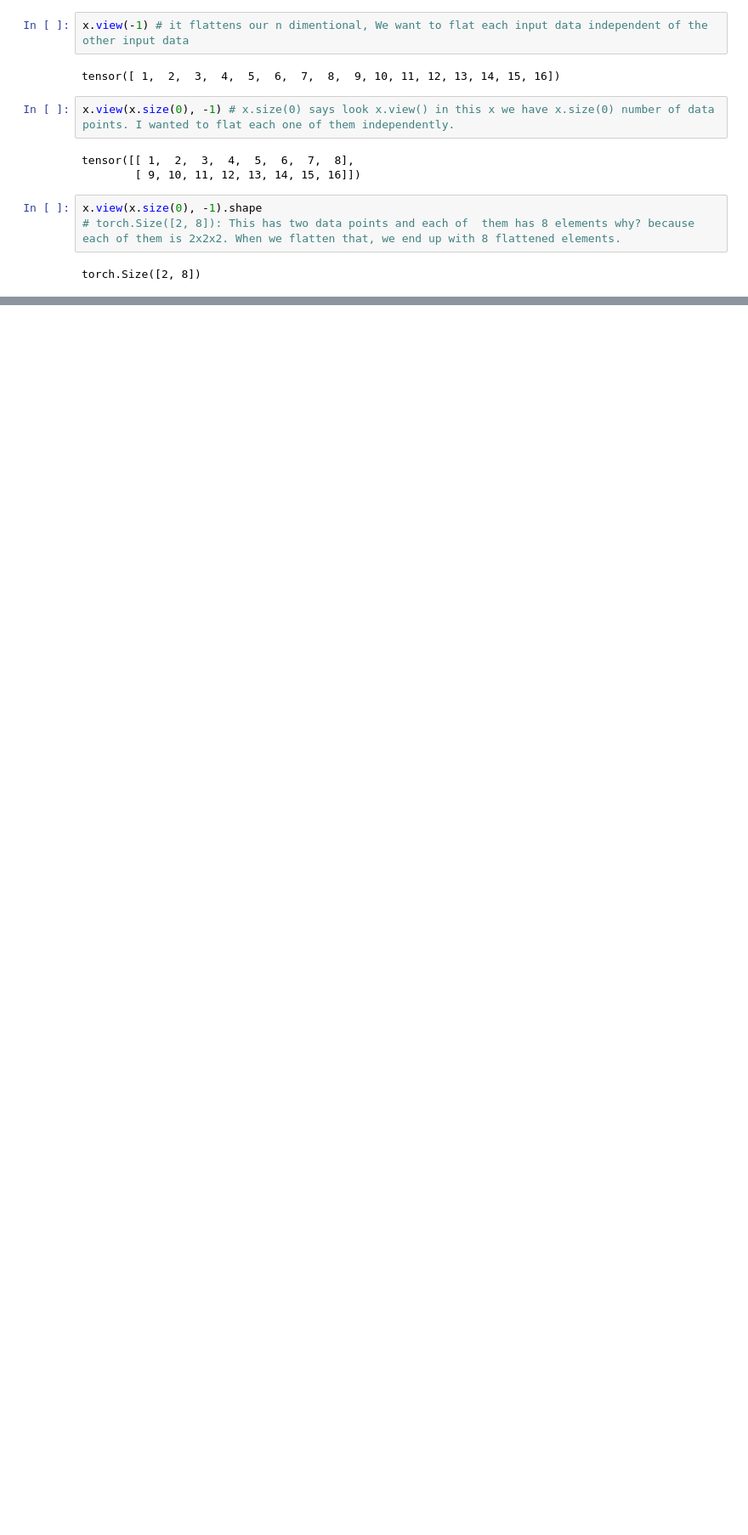
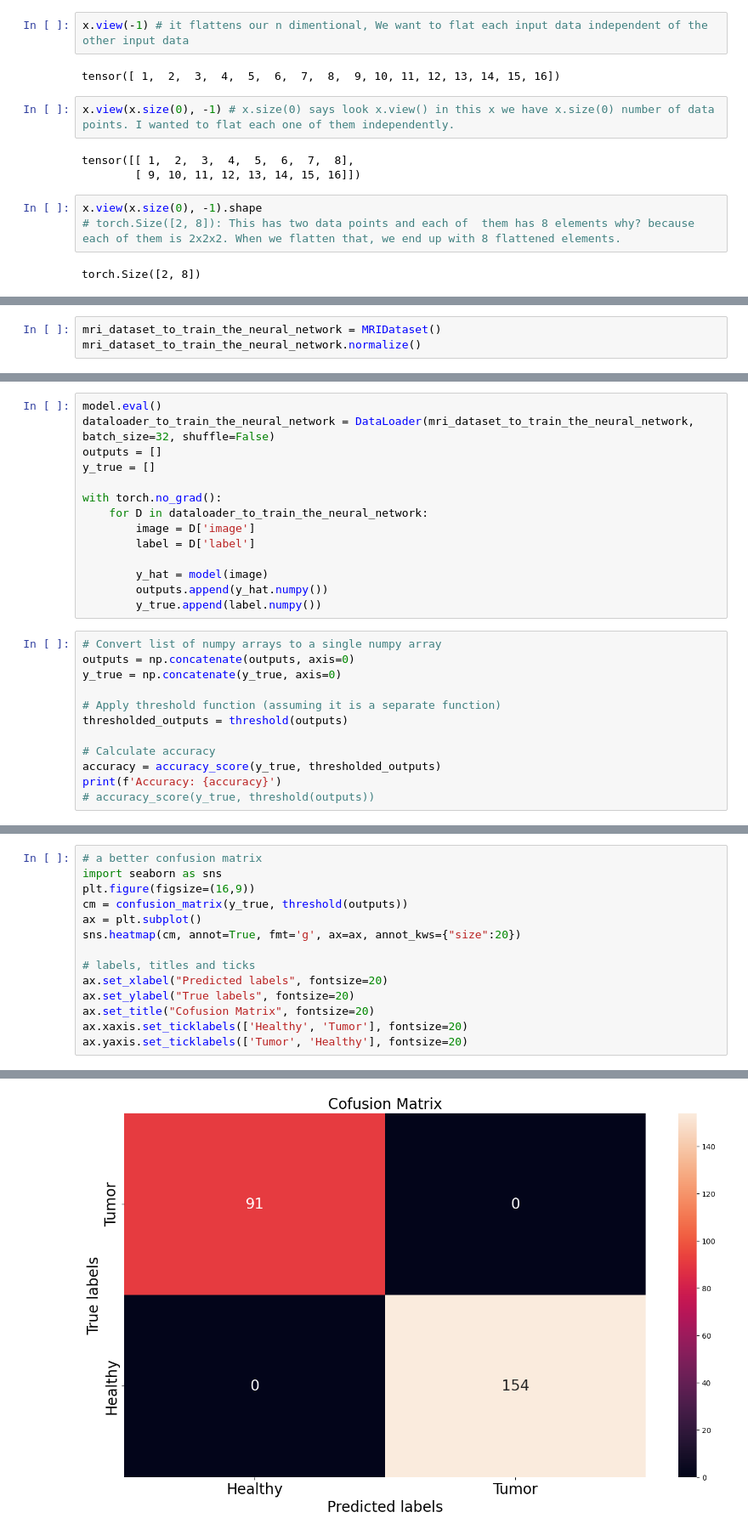
Before and after one commit to Muhammad-Yaqoob-4110/MRI-Brain-Tumor-Detector, a Jupyter notebook: MRI-Brain-Tumor-Detector.ipynb, the cells around one changed output, grey strips where cells are left out. Shown at 85% size. Drawn from its saved outputs; the diff is of its cells as text; blank space fills up the shorter version.

```diff
--- a/MRI-Brain-Tumor-Detector.ipynb
+++ b/MRI-Brain-Tumor-Detector.ipynb
@@ -650,0 +723,3 @@ torch.Size([2, 8])
+# %%
+mri_dataset_to_train_the_neural_network = MRIDataset()
+mri_dataset_to_train_the_neural_network.normalize()
@@ -650,0 +790,26 @@ torch.Size([2, 8])
+# %%
+model.eval()
+dataloader_to_train_the_neural_network = DataLoader(mri_dataset_to_train_the_neural_network, batch_size=32, shuffle=False)
+outputs = []
+y_true = []
+
+with torch.no_grad():
+    for D in dataloader_to_train_the_neural_network:
+        image = D['image']
+        label = D['label']
+
+        y_hat = model(image)
+        outputs.append(y_hat.numpy())
+        y_true.append(label.numpy())
+# %%
+# Convert list of numpy arrays to a single numpy array
+outputs = np.concatenate(outputs, axis=0)
+y_true = np.concatenate(y_true, axis=0)
+
+# Apply threshold function (assuming it is a separate function)
+thresholded_outputs = threshold(outputs)
+
+# Calculate accuracy
+accuracy = accuracy_score(y_true, thresholded_outputs)
+print(f'Accuracy: {accuracy}')
+# accuracy_score(y_true, threshold(outputs))
@@ -650,0 +818,15 @@ torch.Size([2, 8])
+# %%
+# a better confusion matrix
+import seaborn as sns
+plt.figure(figsize=(16,9))
+cm = confusion_matrix(y_true, threshold(outputs))
+ax = plt.subplot()
+sns.heatmap(cm, annot=True, fmt='g', ax=ax, annot_kws={"size":20})
+
+# labels, titles and ticks
+ax.set_xlabel("Predicted labels", fontsize=20)
+ax.set_ylabel("True labels", fontsize=20)
+ax.set_title("Cofusion Matrix", fontsize=20)
+ax.xaxis.set_ticklabels(['Healthy', 'Tumor'], fontsize=20)
+ax.yaxis.set_ticklabels(['Tumor', 'Healthy'], fontsize=20)
+# %% [output]
@@ -650,0 +834 @@ torch.Size([2, 8])
+[figure, added]
```
Also changed, not shown: parts of 25 cells of this notebook, 1 other file.
